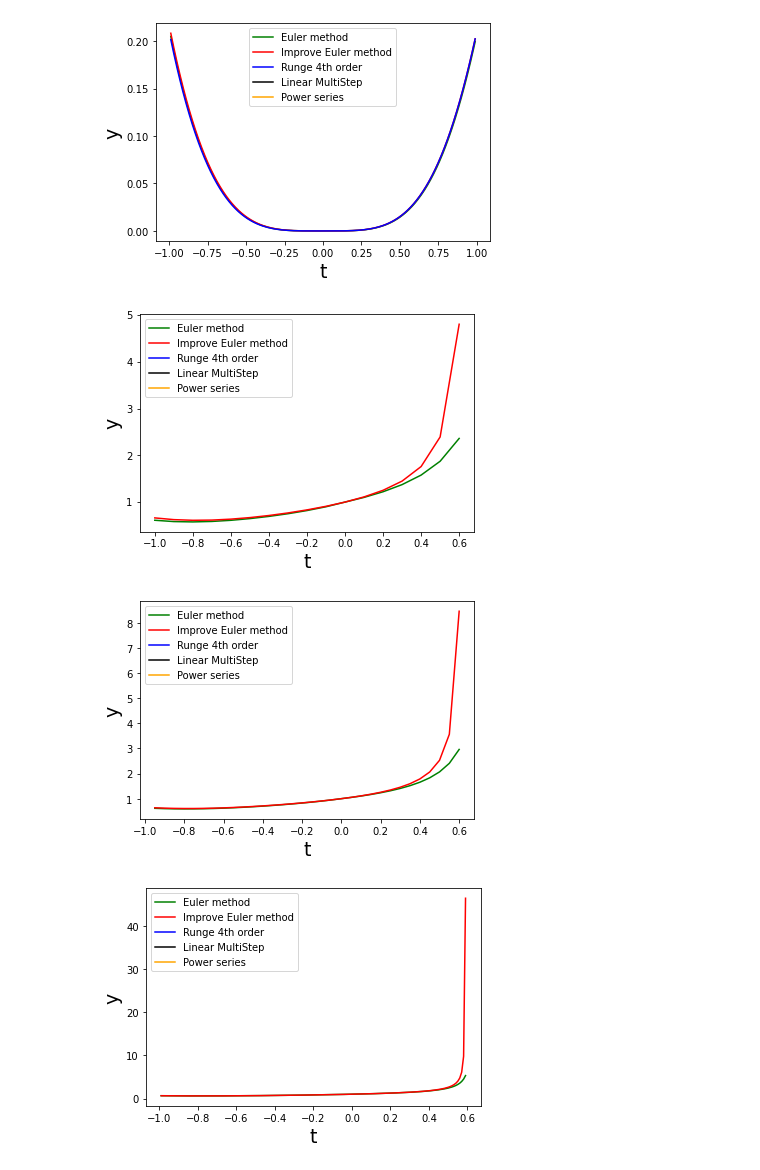
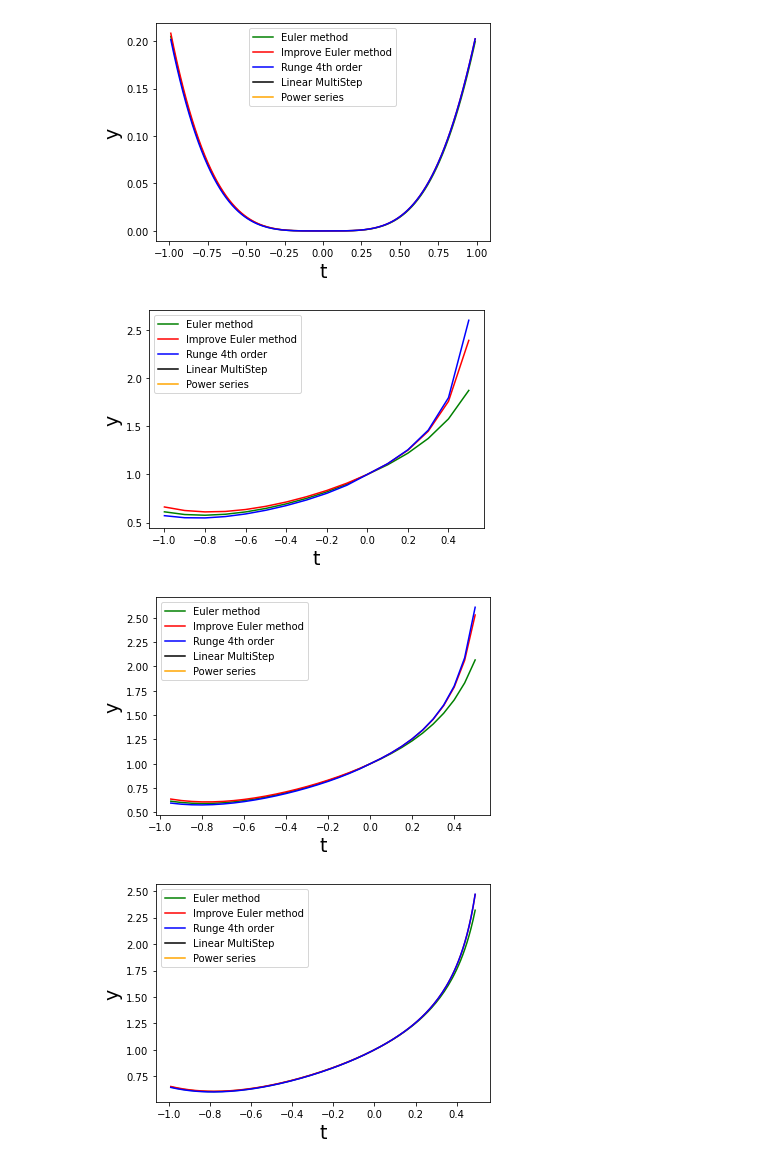
Before and after one commit to junl666/MATH285-Lab-ZJUI-SP23, a Jupyter notebook: math285_lab.ipynb, the cells around one changed output. Saved outputs shown, nothing was run; the diff lists cells and outputs as text; code cells hidden in the pictures.

```diff
--- a/math285_lab.ipynb
+++ b/math285_lab.ipynb
@@ -248,13 +248,13 @@ plotDiffMethods(0, 0.01, -1, 1) # step == 0.01
 [figure]
 # %%
 # IVP2, compare methods with different steps
-plotDiffMethods(1, 0.1, -1, 0.6)  # step == 0.1
-plotDiffMethods(1, 0.05, -1, 0.6) # step == 0.05
-plotDiffMethods(1, 0.01, -1, 0.6) # step == 0.01
+plotDiffMethods(1, 0.1, -1, 0.5)  # step == 0.1
+plotDiffMethods(1, 0.05, -1, 0.5) # step == 0.05
+plotDiffMethods(1, 0.01, -1, 0.5) # step == 0.01
 # %% [output]
-[figure, old version]
+[figure, new version]
-[figure, old version]
+[figure, new version]
-[figure, old version]
+[figure, new version]
 # %%
 # IVP1, compare one method with different steps
 plotDiffSteps(0, -1, 1, 0) # Euler
```
Also changed, not shown: parts of 2 cells of this notebook.
